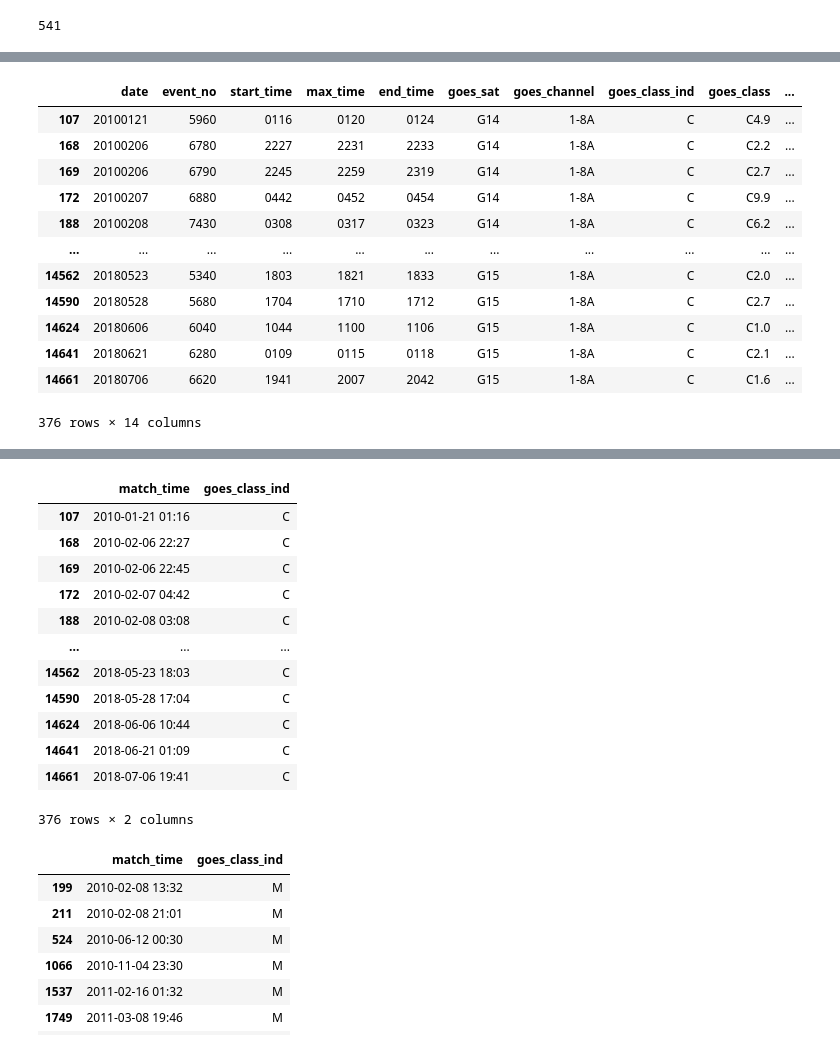
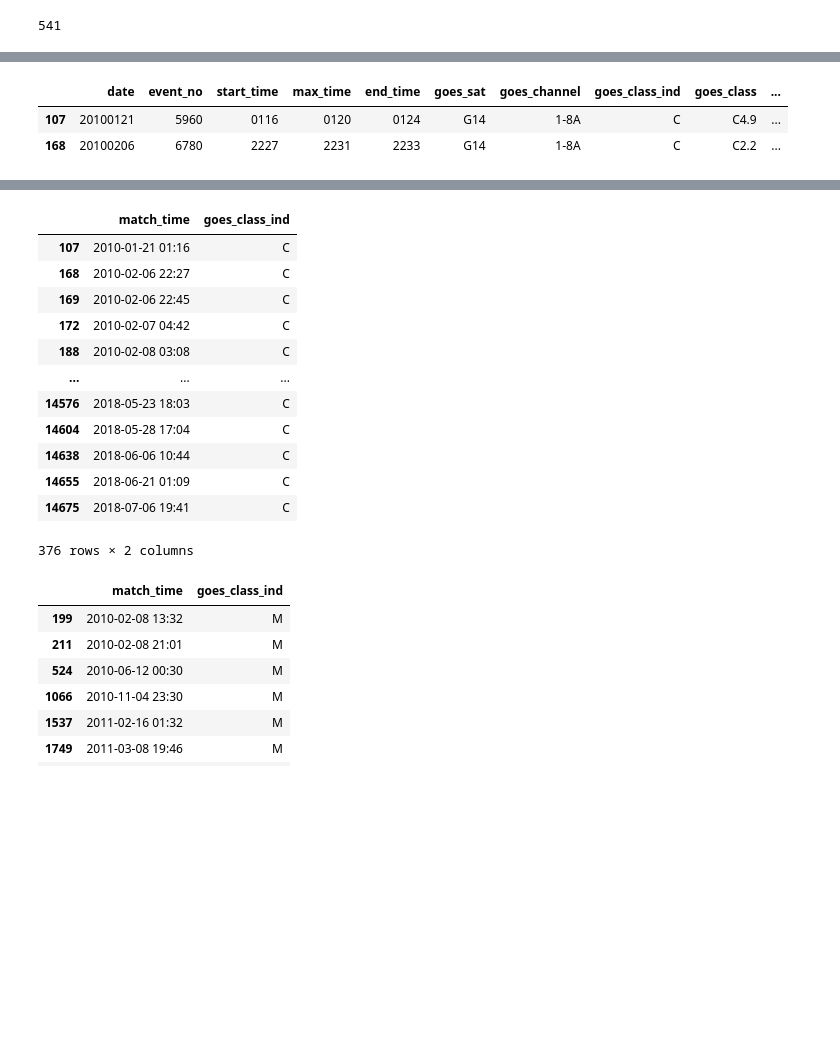
Before and after one commit to hayesla/flare_forecast_proj, a Jupyter notebook: goes_flare_list/final_compare.ipynb, the cells around one changed output, grey strips where cells are left out. Saved outputs shown, nothing was run; the diff lists cells and outputs as text; code cells hidden in the pictures; blank space fills up the shorter version.

```diff
--- a/goes_flare_list/final_compare.ipynb
+++ b/goes_flare_list/final_compare.ipynb
@@ -123,7 +123,7 @@ Name: ar_noaanum, Length: 8623, dtype: int64
 helio_flarelist = pd.read_csv("full_sswlatest.csv")
 helio = helio_flarelist[helio_flarelist["goes_class_ind"].isin(["X", "M", "C"])]
 helio["datetime"] = pd.to_datetime(helio["time_start"])
-helio["match_time"] = ssw.datetime.dt.strftime("%Y-%m-%d %H:%M")
+helio["match_time"] = helio.datetime.dt.strftime("%Y-%m-%d %H:%M")
 helio = helio.drop_duplicates(subset="match_time")
 # %% [markdown]
 ## Lets print the different numbers of events etc
@@ -152,7 +152,7 @@ print(len(pd.merge(swpc_c, gev_df_c, on="match_time")))
 # %%
 #common = pd.merge(swpc_c, gev_df_c, on="match_time")
 #common = pd.merge(swpc_c, hek_flares_swpc, on="match_time")
-common = pd.merge(swpc_c, ssw, on="match_time")
+common = pd.merge(swpc_c, helio, on="match_time")
 np.all(common["goes_class_ind_x"]== common["goes_class_ind_y"])
 common["goes_class_ind"] = common["goes_class_ind_x"]
 # %%
@@ -193,19 +175,9 @@ Name: match_time, dtype: object
 # %%
-swpc_c[~swpc_c["match_time"].isin(common["match_time"])]
+swpc_c[~swpc_c["match_time"].isin(common["match_time"])].head(2)
 # %% [output]
 |  | date | event_no | start_time | max_time | end_time | goes_sat | goes_channel | goes_class_ind | goes_class | ... |
 | 107 | 20100121 | 5960 | 0116 | 0120 | 0124 | G14 | 1-8A | C | C4.9 | ... |
 | 168 | 20100206 | 6780 | 2227 | 2231 | 2233 | G14 | 1-8A | C | C2.2 | ... |
-| 169 | 20100206 | 6790 | 2245 | 2259 | 2319 | G14 | 1-8A | C | C2.7 | ... |
-| 172 | 20100207 | 6880 | 0442 | 0452 | 0454 | G14 | 1-8A | C | C9.9 | ... |
-| 188 | 20100208 | 7430 | 0308 | 0317 | 0323 | G14 | 1-8A | C | C6.2 | ... |
-| ... | ... | ... | ... | ... | ... | ... | ... | ... | ... | ... |
-| 14562 | 20180523 | 5340 | 1803 | 1821 | 1833 | G15 | 1-8A | C | C2.0 | ... |
-| 14590 | 20180528 | 5680 | 1704 | 1710 | 1712 | G15 | 1-8A | C | C2.7 | ... |
-| 14624 | 20180606 | 6040 | 1044 | 1100 | 1106 | G15 | 1-8A | C | C1.0 | ... |
-| 14641 | 20180621 | 6280 | 0109 | 0115 | 0118 | G15 | 1-8A | C | C2.1 | ... |
-| 14661 | 20180706 | 6620 | 1941 | 2007 | 2042 | G15 | 1-8A | C | C1.6 | ... |
-376 rows × 14 columns
 # %%
 gev_df_c[~gev_df_c["match_time"].isin(common["match_time"])]
 # %% [output]
@@ -232,11 +204,11 @@ swpc_c[~swpc_c["match_time"].isin(common["match_time"])][["match_time", "goes_cl
 | 172 | 2010-02-07 04:42 | C |
 | 188 | 2010-02-08 03:08 | C |
 | ... | ... | ... |
-| 14562 | 2018-05-23 18:03 | C |
-| 14590 | 2018-05-28 17:04 | C |
-| 14624 | 2018-06-06 10:44 | C |
-| 14641 | 2018-06-21 01:09 | C |
-| 14661 | 2018-07-06 19:41 | C |
+| 14576 | 2018-05-23 18:03 | C |
+| 14604 | 2018-05-28 17:04 | C |
+| 14638 | 2018-06-06 10:44 | C |
+| 14655 | 2018-06-21 01:09 | C |
+| 14675 | 2018-07-06 19:41 | C |
 376 rows × 2 columns
 # %%
 swpc_excess = swpc_c[~swpc_c["match_time"].isin(common["match_time"])][["match_time", "goes_class_ind"]]
```
Also changed, not shown: parts of 16 cells of this notebook, 3 other files.
